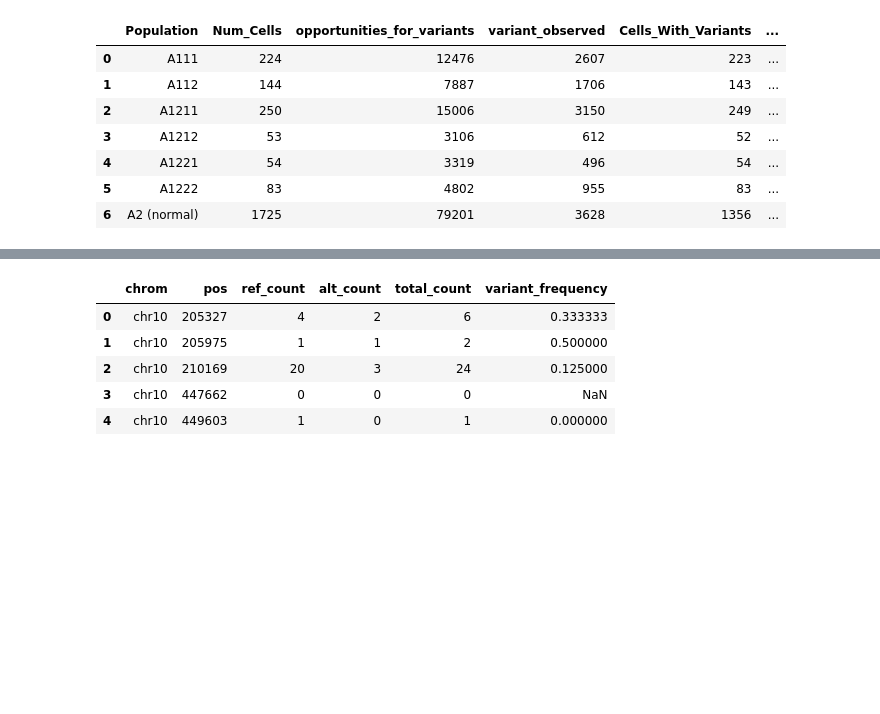
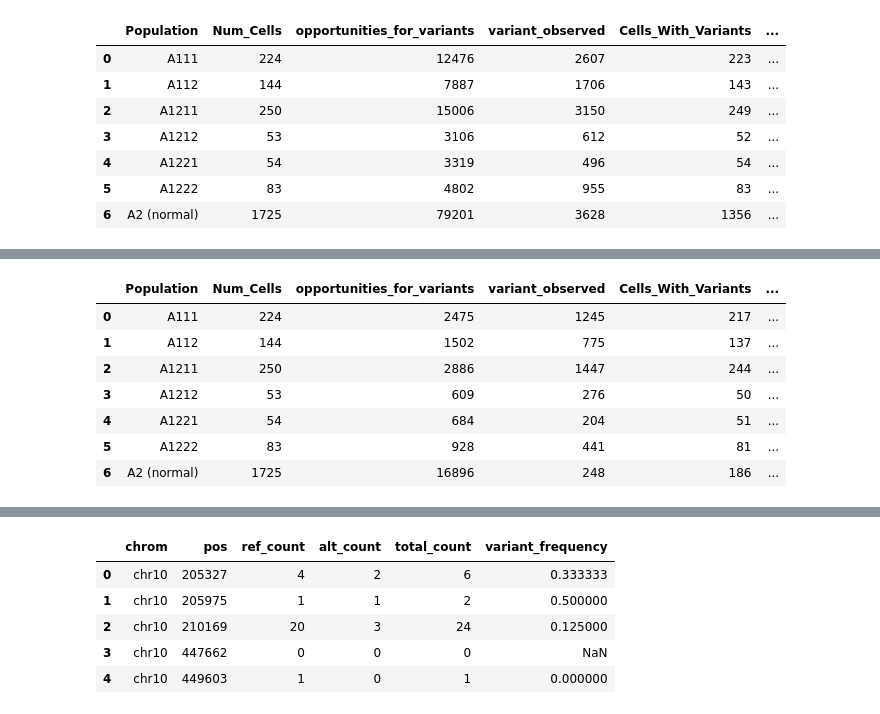
Before and after one commit to nissimranade/Multinomial_EM, a Jupyter notebook: notebooks/tumor_specific_variant_analysis.ipynb, the cells around one changed output, grey strips where cells are left out. Saved outputs shown, nothing was run; the diff lists cells and outputs as text; code cells hidden in the pictures; blank space fills up the shorter version.

Commit message:
high frequency variant in tumor vs normals

```diff
--- a/notebooks/tumor_specific_variant_analysis.ipynb
+++ b/notebooks/tumor_specific_variant_analysis.ipynb
@@ -118,3 +47,5 @@ tumor_variants_pseudo = pd.read_csv(f"../data/{tumor}/{tumor}.tumor_spec_pseudo_
+# %%
+high_freq_variants = high_freq_variants[high_freq_variants["tumor_vaf"]>=0.3]
 # %%
 tumor_variants_real.head()
 # %% [output]
@@ -206,4 +137,7 @@ variant_summary
 | 5 | A1222 | 83 | 4802 | 955 | 83 | ... |
 | 6 | A2 (normal) | 1725 | 79201 | 3628 | 1356 | ... |
 # %%
-tumor_variants_real.head()
+# Above analysis for just the high frequency variants (variants defined by CHROM and POS)
+high_freq_loci = high_freq_variants[['CHROM', 'POS']].values.tolist()
+# Restrict tumor_variants_real to just these loci
+tumor_variants_real_hf = tumor_variants_real[tumor_variants_real[['chrom', 'pos']].apply(tuple, axis=1).isin([tuple(x) for x in high_freq_loci])]
@@ -217,3 +181,31 @@ tumor_variants_real.head()
+# %%
+# Create the summary table
+variant_summary = pd.DataFrame({
+    'Population': pop_names,
+    'Num_Cells': Num_cells,
+    'opportunities_for_variants': opportunities_for_variants,
+    'variant_observed': num_variant_positions,
+    'Cells_With_Variants': num_cells_with_variants,
+    'opportunities_for_pseudo': opportunities_for_pseudo,
+    'pseudo_variant_observed': num_pseudo_positions,
+    'Cells_With_Pseudo_variants': num_cells_with_pseudo
+})
+# %%
+variant_summary["variant_frequency"] = variant_summary["variant_observed"]/variant_summary["opportunities_for_variants"]
+variant_summary["pseudo_frequency"] = variant_summary["pseudo_variant_observed"]/variant_summary["opportunities_for_pseudo"]
+variant_summary["variant_per_cell"] = variant_summary["variant_observed"]/variant_summary["Num_Cells"]
+variant_summary["pseudo_per_cell"] = variant_summary["pseudo_variant_observed"]/variant_summary["Num_Cells"]
+# %%
+variant_summary
+# %% [output]
+|  | Population | Num_Cells | opportunities_for_variants | variant_observed | Cells_With_Variants | ... |
+| 0 | A111 | 224 | 2475 | 1245 | 217 | ... |
+| 1 | A112 | 144 | 1502 | 775 | 137 | ... |
+| 2 | A1211 | 250 | 2886 | 1447 | 244 | ... |
+| 3 | A1212 | 53 | 609 | 276 | 50 | ... |
+| 4 | A1221 | 54 | 684 | 204 | 51 | ... |
+| 5 | A1222 | 83 | 928 | 441 | 81 | ... |
+| 6 | A2 (normal) | 1725 | 16896 | 248 | 186 | ... |
 # %%
 tumor_info = tumor_variants_real[~tumor_variants_real["cell_id"].isin(A_dict[normal_A]["cells"])]
 normal_info = tumor_variants_real[tumor_variants_real["cell_id"].isin(A_dict[normal_A]["cells"])]
```
Also changed, not shown: parts of 21 cells of this notebook.
